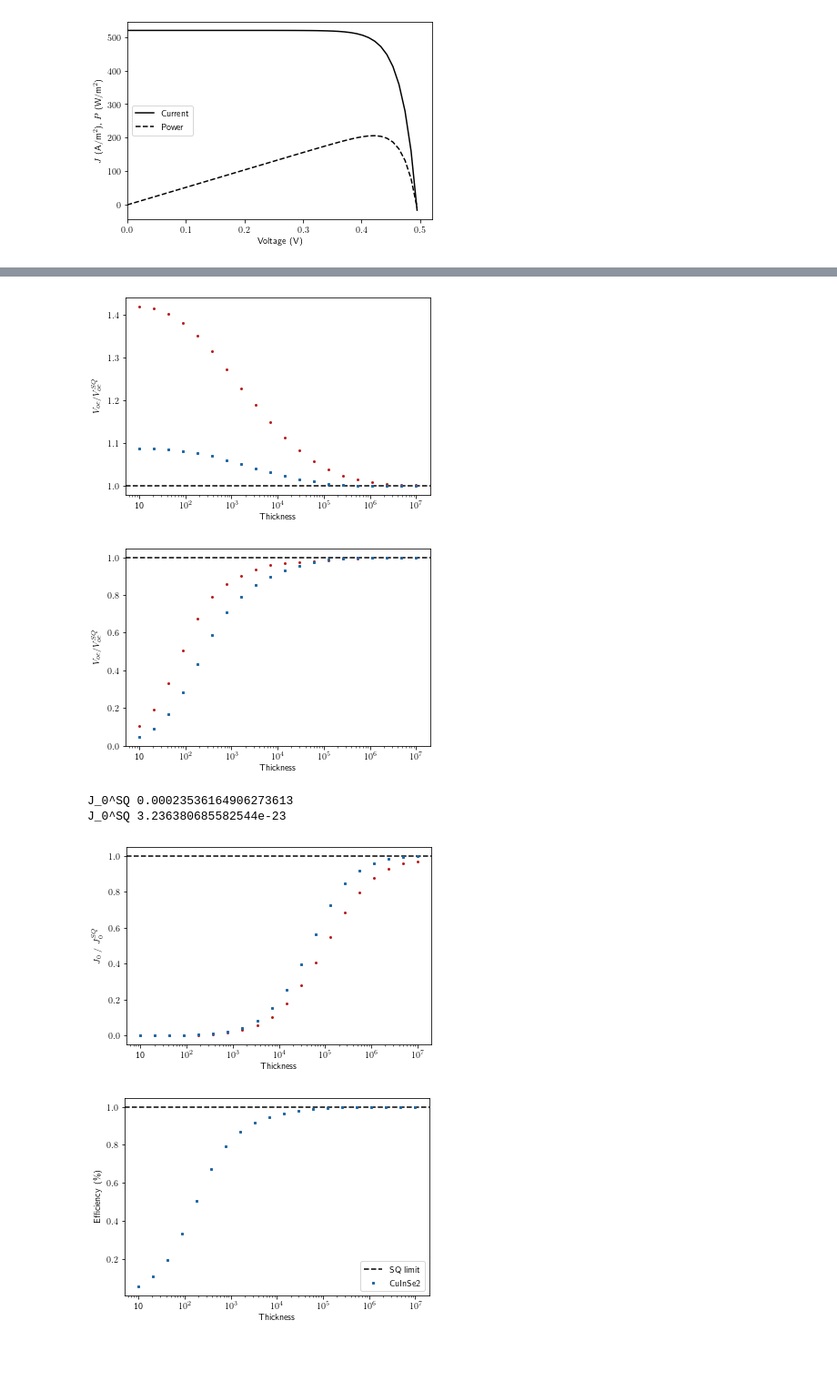
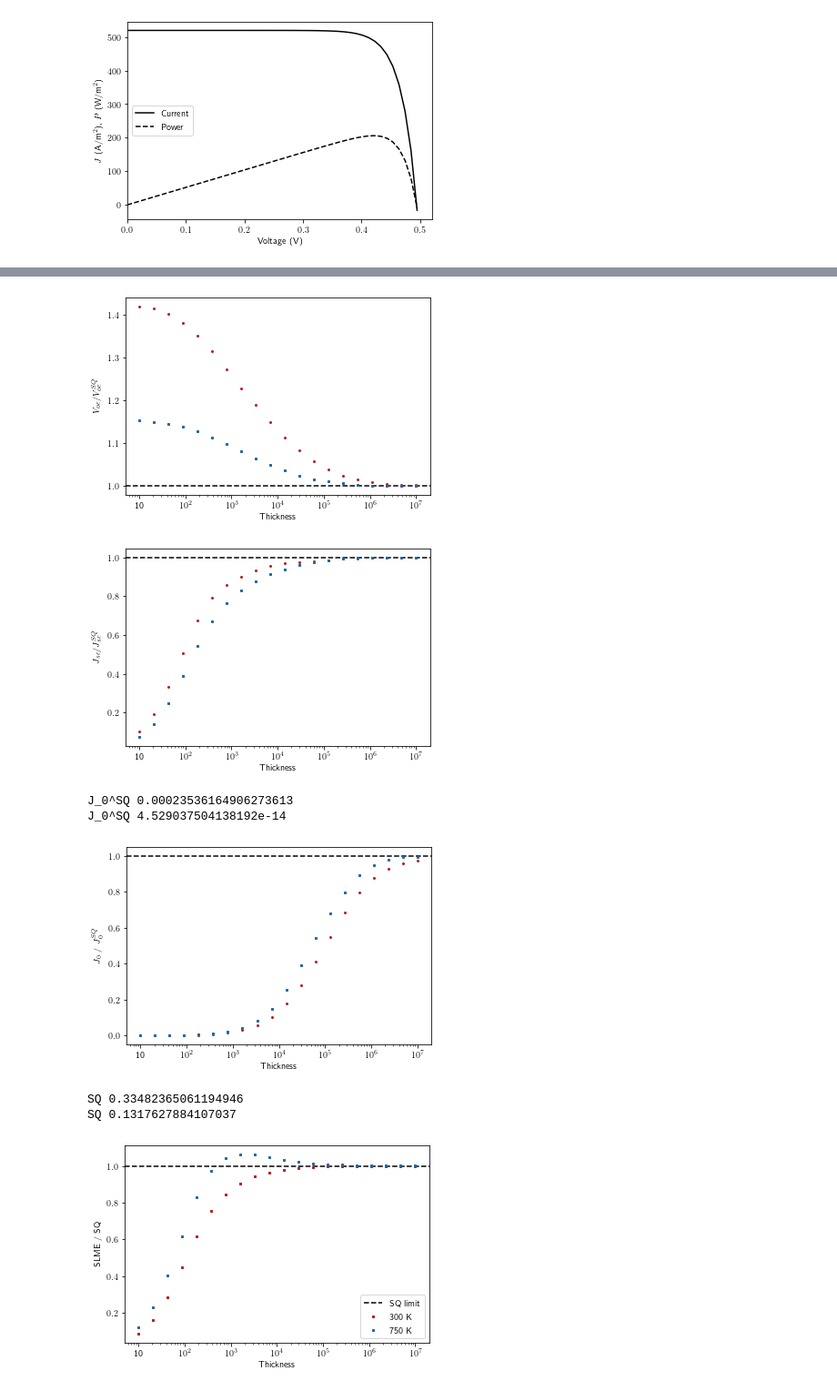
Before and after one commit to mbercx/phd-thesis, a Jupyter notebook: jupyter/slme/thickness_analysis.ipynb, the cells around one changed output, grey strips where cells are left out. Shown at 91% size. Drawn from its saved outputs; the diff is of its cells as text; code cells hidden in the pictures; blank space fills up the shorter version.

```diff
--- a/jupyter/slme/thickness_analysis.ipynb
+++ b/jupyter/slme/thickness_analysis.ipynb
@@ -19,5 +19,10 @@ figures_dir = "../../figures/slme/"
 # %%
 solar_CuInSe2 = SolarCell.from_file("data/CuInSe2_nedos6000.xml")
 solar_CuGaS2 = SolarCell.from_file("data/CuGaS2_nedos2000.xml")
+
+with open("data/solar.json", "r") as file:
+    solar_data = json.loads(file.read(), cls=MontyDecoder)
+
+solar_CuGaSe2 = solar_data["115-CuGaSe2"]["solar"]
 # %%
 solar_CuInSe2.shift_bandgap_to(0.58)
@@ -82,16 +88,16 @@ slme_data = np.array(
 )
 sq = solar_CuInSe2.calculate_bandgap_sq()
 
-ax.plot(thickness, [d[1]/sq[1] for d in slme_data], "o",
+ax.plot(thickness, [d[1]["v_oc"]/sq[1]["v_oc"] for d in slme_data], "o",
         markersize=2, color=color0)
 
 slme_data = np.array(
-    [solar_CuGaS2.slme(thickness=d)
+    [solar_CuGaSe2.slme(thickness=d)
      for d in thickness]
 )
-sq = solar_CuGaS2.calculate_bandgap_sq()
+sq = solar_CuGaSe2.calculate_bandgap_sq()
 
-ax.plot(thickness, [d[1]/sq[1] for d in slme_data], "s",
+ax.plot(thickness, [d[1]["v_oc"]/sq[1]["v_oc"] for d in slme_data], "s",
         markersize=2, color=color1)
 
 ax.set_xscale("log")
@@ -102,7 +108,7 @@ ax.set_xticklabels(["10", "$10^2$", "$10^3$", "$10^4$", "$10^5$", "$10^6$", "$10
 tikzplotlib.save(filepath=os.path.join(figures_dir, "Voc_thickness.tex"),
                  add_axis_environment=False)
 # %% [output]
-[figure, old version]
+[figure, new version]
 # %%
 fig, ax = plt.subplots()
 
@@ -115,16 +121,16 @@ slme_data = np.array(
 )
 sq = solar_CuInSe2.calculate_bandgap_sq()
 
-ax.plot(thickness, [d[2]/sq[2] for d in slme_data], "o",
+ax.plot(thickness, [d[1]["j_sc"]/sq[1]["j_sc"] for d in slme_data], "o",
         markersize=2, color=color0)
 
 slme_data = np.array(
-    [solar_CuGaS2.slme(thickness=d)
+    [solar_CuGaSe2.slme(thickness=d)
      for d in thickness]
 )
-sq = solar_CuGaS2.calculate_bandgap_sq()
+sq = solar_CuGaSe2.calculate_bandgap_sq()
 
-ax.plot(thickness, [d[2]/sq[2] for d in slme_data], "s",
+ax.plot(thickness, [d[1]["j_sc"]/sq[1]["j_sc"] for d in slme_data], "s",
         markersize=2, color=color1)
 
 ax.set_xscale("log")
@@ -135,7 +141,7 @@ ax.set_xticklabels(["10", "$10^2$", "$10^3$", "$10^4$", "$10^5$", "$10^6$", "$10
 tikzplotlib.save(filepath=os.path.join(figures_dir, "Jsc_thickness.tex"),
                  add_axis_environment=False)
 # %% [output]
-[figure, old version]
+[figure, new version]
 # %%
 fig, ax = plt.subplots()
 
@@ -147,54 +153,67 @@ slme_data = np.array(
      for d in thickness]
 )
 sq = solar_CuInSe2.calculate_bandgap_sq()
-print("J_0^SQ", sq[3])
+print("J_0^SQ", sq[1]["j_0"])
 
-ax.plot(thickness, [d[3]/sq[3] for d in slme_data], "o",
+ax.plot(thickness, [d[1]["j_0"]/sq[1]["j_0"] for d in slme_data], "o",
         markersize=2, color=color0)
 
 slme_data = np.array(
-    [solar_CuGaS2.slme(thickness=d)
+    [solar_CuGaSe2.slme(thickness=d)
      for d in thickness]
 )
-sq = solar_CuGaS2.calculate_bandgap_sq()
-print("J_0^SQ", sq[3])
+sq = solar_CuGaSe2.calculate_bandgap_sq()
+print("J_0^SQ", sq[1]["j_0"])
 
-ax.plot(thickness, [d[3]/sq[3] for d in slme_data], "s",
+ax.plot(thickness, [d[1]["j_0"]/sq[1]["j_0"] for d in slme_data], "s",
         markersize=2, color=color1)
 
 ax.set_xscale("log")
 ax.set_xlabel("Thickness")
-ax.set_ylabel("$J_0$ / $J_0^{SQ}$")c
+ax.set_ylabel("$J_0$ / $J_0^{SQ}$")
 ax.set_xticks([1e-8, 1e-7, 1e-6, 1e-5, 1e-4, 1e-3, 1e-2])
 ax.set_xticklabels(["10", "$10^2$", "$10^3$", "$10^4$", "$10^5$", "$10^6$", "$10^7$"]);
 tikzplotlib.save(filepath=os.path.join(figures_dir, "J0_thickness.tex"),
                  add_axis_environment=False)
 # %% [output]
 J_0^SQ 0.00023536164906273613
-J_0^SQ 3.236380685582544e-23
+J_0^SQ 4.529037504138192e-14
-[figure, old version]
+[figure, new version]
 # %%
 fig, ax = plt.subplots()
 
 thickness = 10 ** np.linspace(-8, -2, 20)
 ax.axhline(1, color="k", linestyle="--")
 
 slme_data = np.array(
-    [solar_CuGaS2.slme(thickness=d, temperature=600)
+    [solar_CuGaSe2.slme(thickness=d)
      for d in thickness]
 )
-sq = solar_CuGaS2.calculate_bandgap_sq(temperature=600)
+sq = solar_CuGaSe2.calculate_bandgap_sq()
+print("SQ", sq[0])
+
+ax.plot(thickness, [d[0]/sq[0] for d in slme_data], "s",
+        markersize=2, color=color0)
+
+slme_data = np.array(
+    [solar_CuGaSe2.slme(thickness=d, temperature=750)
+     for d in thickness]
+)
+sq = solar_CuGaSe2.calculate_bandgap_sq(temperature=750)
+print("SQ", sq[0])
 
 ax.plot(thickness, [d[0]/sq[0] for d in slme_data], "s",
         markersize=2, color=color1)
 
 ax.set_xscale("log")
-ax.legend(["SQ limit", "CuInSe2", "CuGaS2"])
+ax.legend(["SQ limit", "300 K", "750 K"])
 ax.set_xlabel("Thickness")
-ax.set_ylabel("Efficiency (\%)")
+ax.set_ylabel("SLME / SQ")
 ax.set_xticks([1e-8, 1e-7, 1e-6, 1e-5, 1e-4, 1e-3, 1e-2])
 ax.set_xticklabels(["10", "$10^2$", "$10^3$", "$10^4$", "$10^5$", "$10^6$", "$10^7$"]);
-# tikzplotlib.save(filepath=os.path.join(figures_dir, "SLME_thickness.tex"),
-#                  add_axis_environment=False)
+tikzplotlib.save(filepath=os.path.join(figures_dir, "slme_temperature.tex"),
+                 add_axis_environment=False)
 # %% [output]
+SQ 0.33482365061194946
+SQ 0.1317627884107037
-[figure, old version]
+[figure, new version]
```
Also changed, not shown: parts of 4 cells of this notebook, 4 other files.
